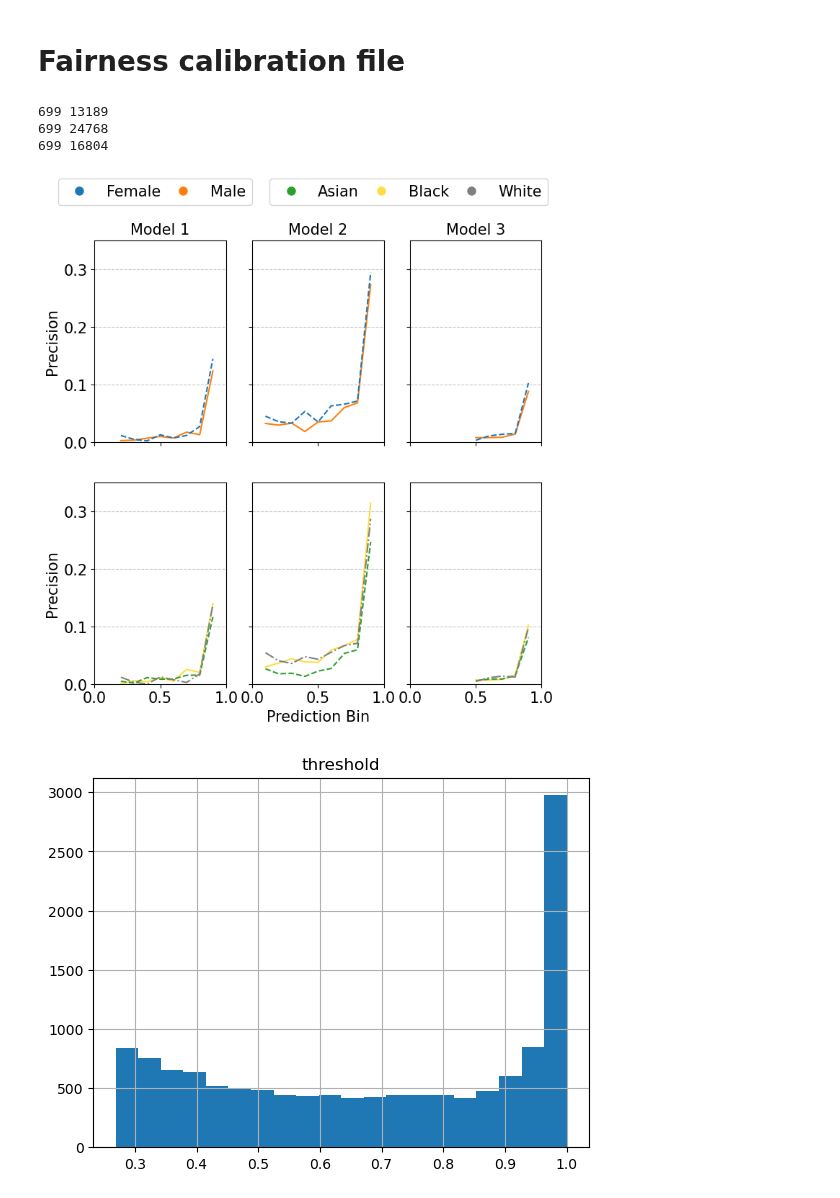
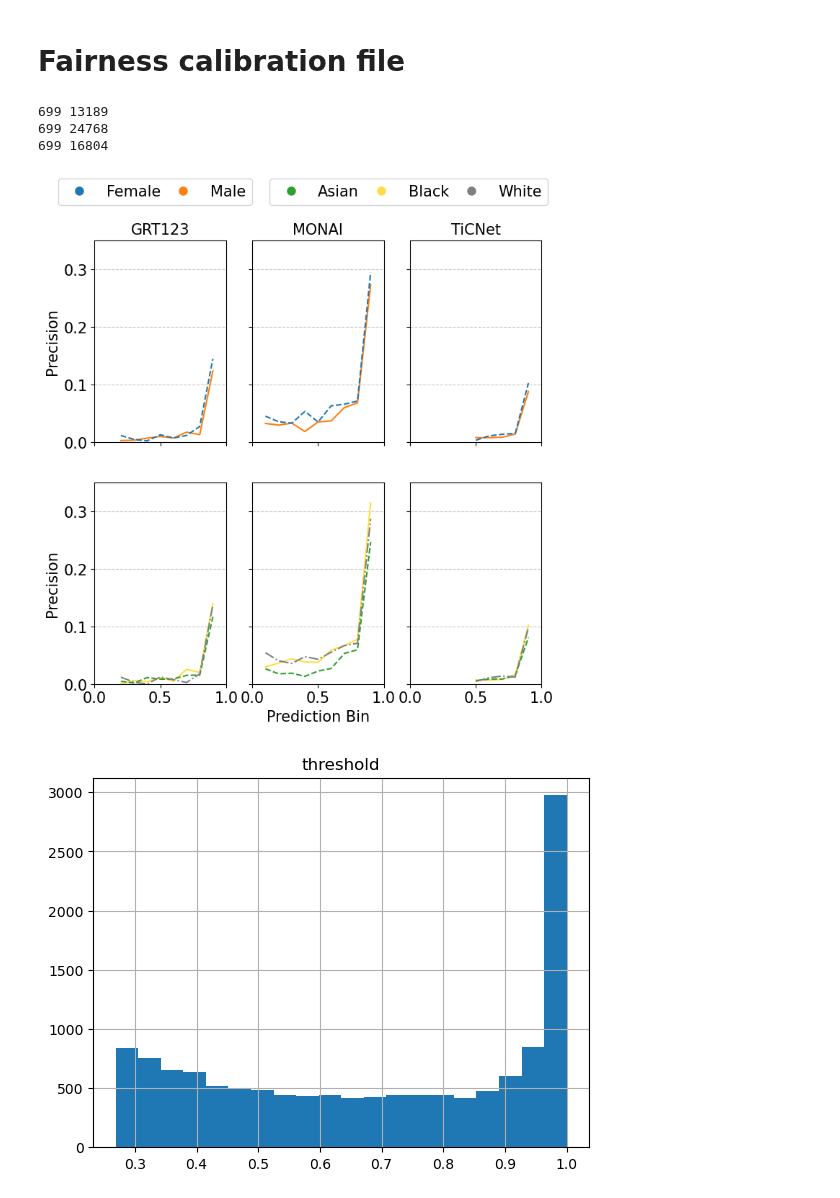
Before and after one commit to johnmccabe44/fairness-in-nodule-detection, a Jupyter notebook: workflows/FairnessInNoduleDetectionAlgorithms/calibration.ipynb, the cells around one changed output. Drawn from its saved outputs; the diff is of its cells as text; code cells hidden in the pictures.

```diff
--- a/workflows/FairnessInNoduleDetectionAlgorithms/calibration.ipynb
+++ b/workflows/FairnessInNoduleDetectionAlgorithms/calibration.ipynb
@@ -106,9 +106,9 @@ for ix, model in enumerate(['grt123', 'detection', 'ticnet']):
     # display(bin_stats)
 
     model_mappings = {
-        'grt123': 'Model 1',
-        'detection': 'Model 2',
-        'ticnet': 'Model 3'
+        'grt123': 'GRT123',
+        'detection': 'MONAI',
+        'ticnet': 'TiCNet'
     }
 
     abs_per_bin = pd.crosstab(
@@ -224,37 +224,37 @@ fig.legend(
     ncol=len(legend_elements_sex),
     bbox_to_anchor=(0.23, 1),
     fontsize=15,
     frameon=True,
     columnspacing=0.5  # Reduce space between legend labels
 )
 
 fig.legend(
     handles=legend_elements_ethnic,
     loc='upper center',
     ncol=len(legend_elements_ethnic),
     bbox_to_anchor=(0.67, 1),
     fontsize=15,
     frameon=True,
     columnspacing=0.5  # Reduce space between legend labels
 )
 
 # Update font sizes for labels, ticks, and legends
-ax[0,0].set_title(f'Model 1', fontsize=15)
-ax[0,1].set_title(f'Model 2', fontsize=15)
-ax[0,2].set_title(f'Model 3', fontsize=15)
+ax[0,0].set_title(f'GRT123', fontsize=15)
+ax[0,1].set_title(f'MONAI', fontsize=15)
+ax[0,2].set_title(f'TiCNet', fontsize=15)
 ax[1, 1].set_xlabel('Prediction Bin', fontsize=15)
 ax[0, 0].set_ylabel('Precision', fontsize=15)
 ax[1, 0].set_ylabel('Precision', fontsize=15)
 
 plt.tight_layout(rect=[0, 0, 1, 0.95])
 fig.savefig(f'/Users/john/Projects/SOTAEvaluationNoduleDetection/workflows/FairnessInNoduleDetectionAlgorithms/results/extension/images/summit_test_balanced_calibration.png', bbox_inches='tight')
 plt.tight_layout()
 plt.show()
 # %% [output]
 699 13189
 699 24768
 699 16804
-[figure, old version]
+[figure, new version]
 [figure]
 [figure]
 [figure]
```
Also changed, not shown: parts of 1 cell of this notebook, 2 other files.
